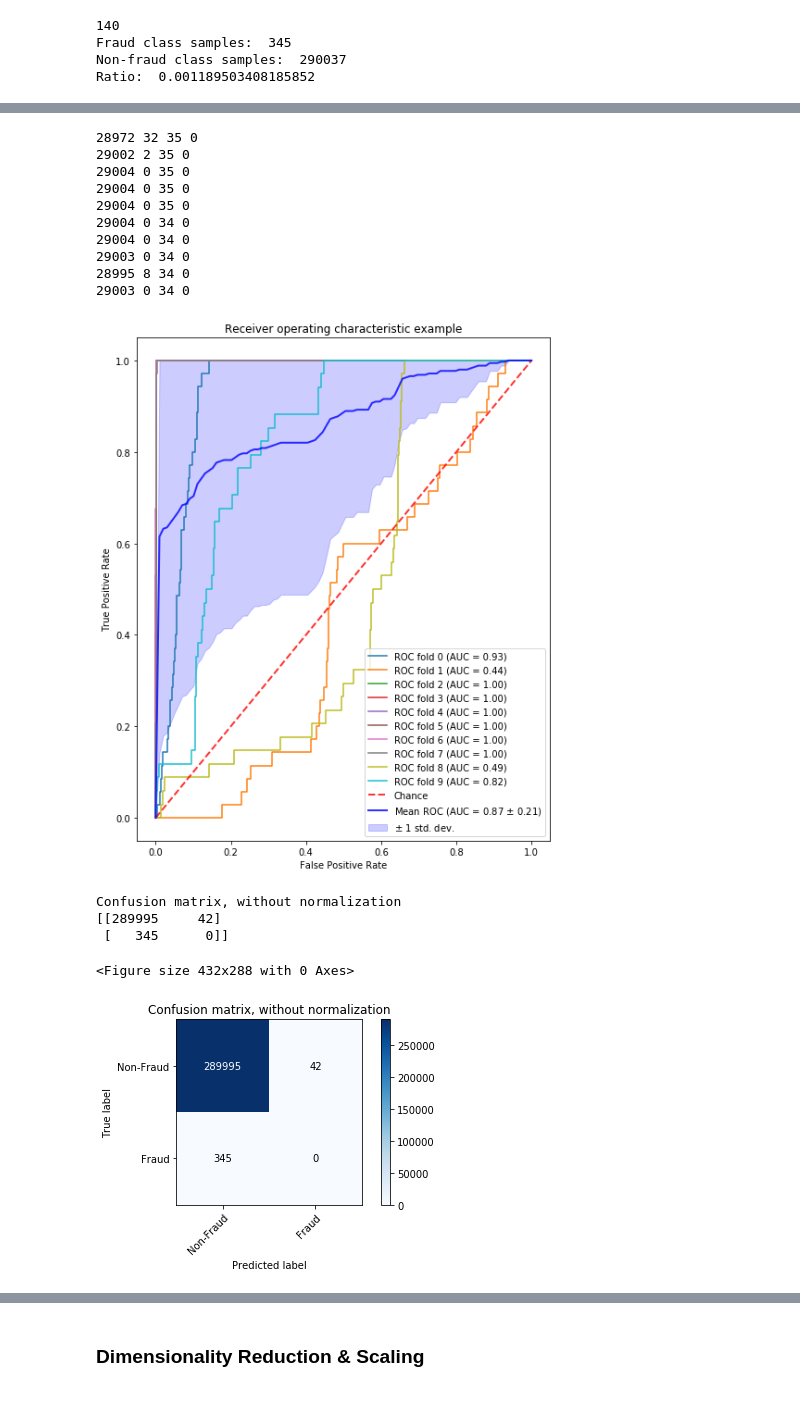
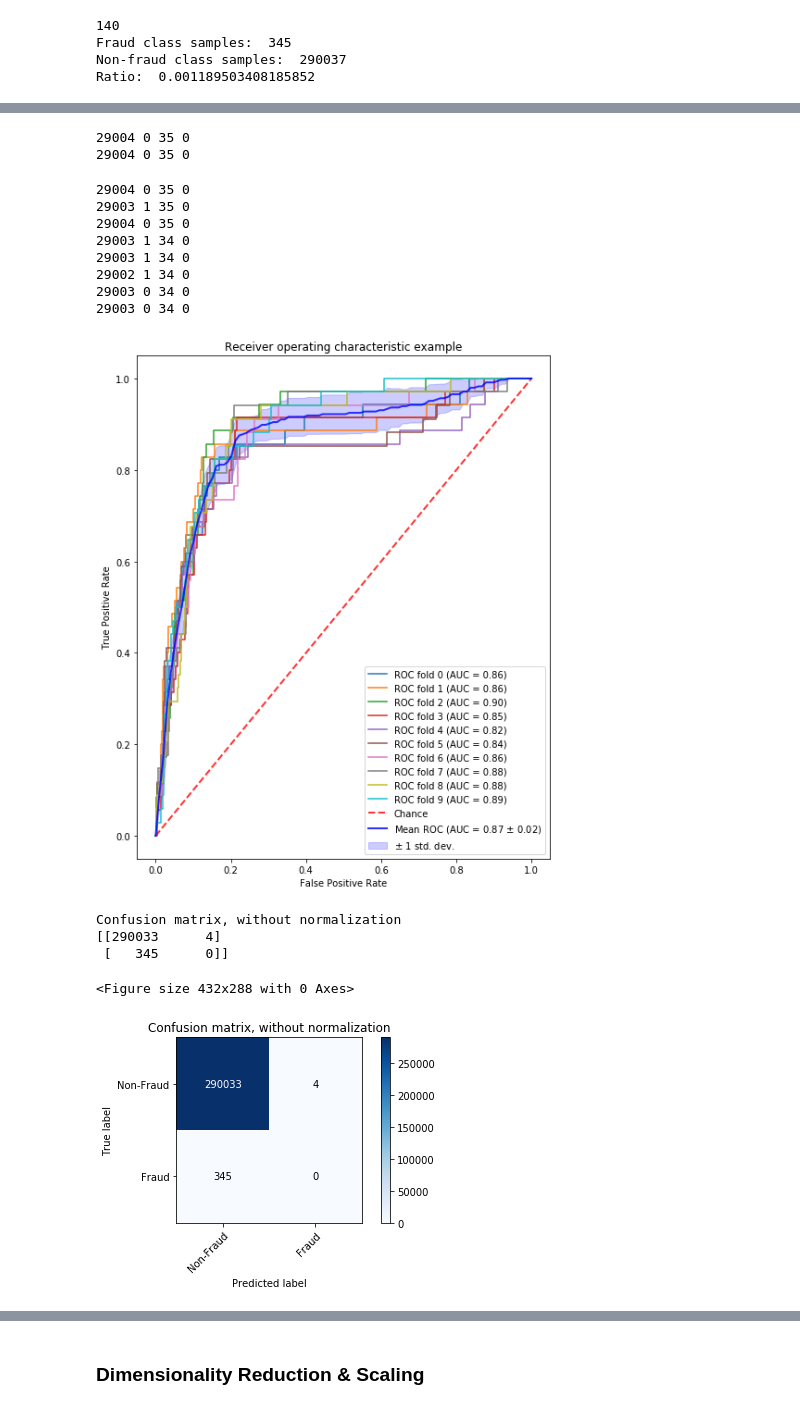
Before and after one commit to giannislelekas/CS4035, a Jupyter notebook: lab1/Lab1.ipynb, the cells around one changed output, grey strips where cells are left out. Saved outputs shown, nothing was run; the diff lists cells and outputs as text; code cells hidden in the pictures.

```diff
--- a/lab1/Lab1.ipynb
+++ b/lab1/Lab1.ipynb
@@ -211,7 +211,7 @@ print("Ratio: ", np.sum(y == 1)/np.sum(y == 0))
 
 # 10-Fold cross validation used for estimating performance
 num_splits = 10
-cv = StratifiedKFold(n_splits = num_splits)
+cv = StratifiedKFold(n_splits = num_splits, shuffle = True)
 # %% [output]
 140
 Fraud class samples:  345
@@ -242,22 +265,23 @@ Confusion matrix, without normalization
 # %%
 from  sklearn.linear_model import LogisticRegression as LR
 
-clf = LR(solver = 'lbfgs', multi_class = 'auto')
+
+clf = LR(C = 1, solver = 'lbfgs', multi_class = 'auto')
 m_tpr, std_tpr, m_auc, std_auc, cm = roc_analysis(X, y, clf, cv, True, False)
 # %% [output]
-28972 32 35 0
-29002 2 35 0
 29004 0 35 0
 29004 0 35 0
-29004 0 35 0
-29004 0 34 0
-29004 0 34 0
-29003 0 34 0
-28995 8 34 0
-29003 0 34 0
+29004 0 35 0
+29003 1 35 0
+29004 0 35 0
+29003 1 34 0
+29003 1 34 0
+29002 1 34 0
+29003 0 34 0
+29003 0 34 0
-[figure, old version]
+[figure, new version]
-Confusion matrix, without normalization
-[[289995     42]
- [   345      0]]
-<Figure size 432x288 with 0 Axes>
+Confusion matrix, without normalization
+[[290033      4]
+ [   345      0]]
+<Figure size 432x288 with 0 Axes>
 [figure]
```
Also changed, not shown: parts of 9 cells of this notebook, 2 other files.
